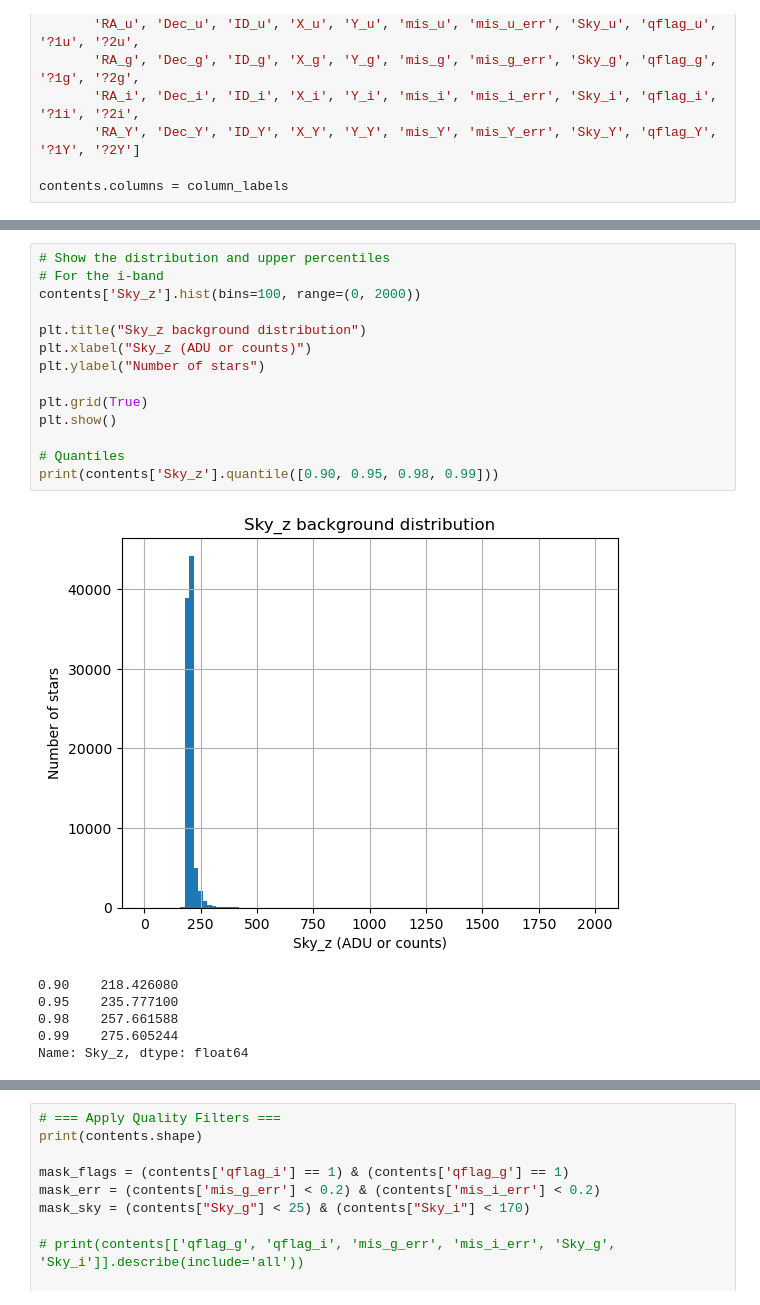
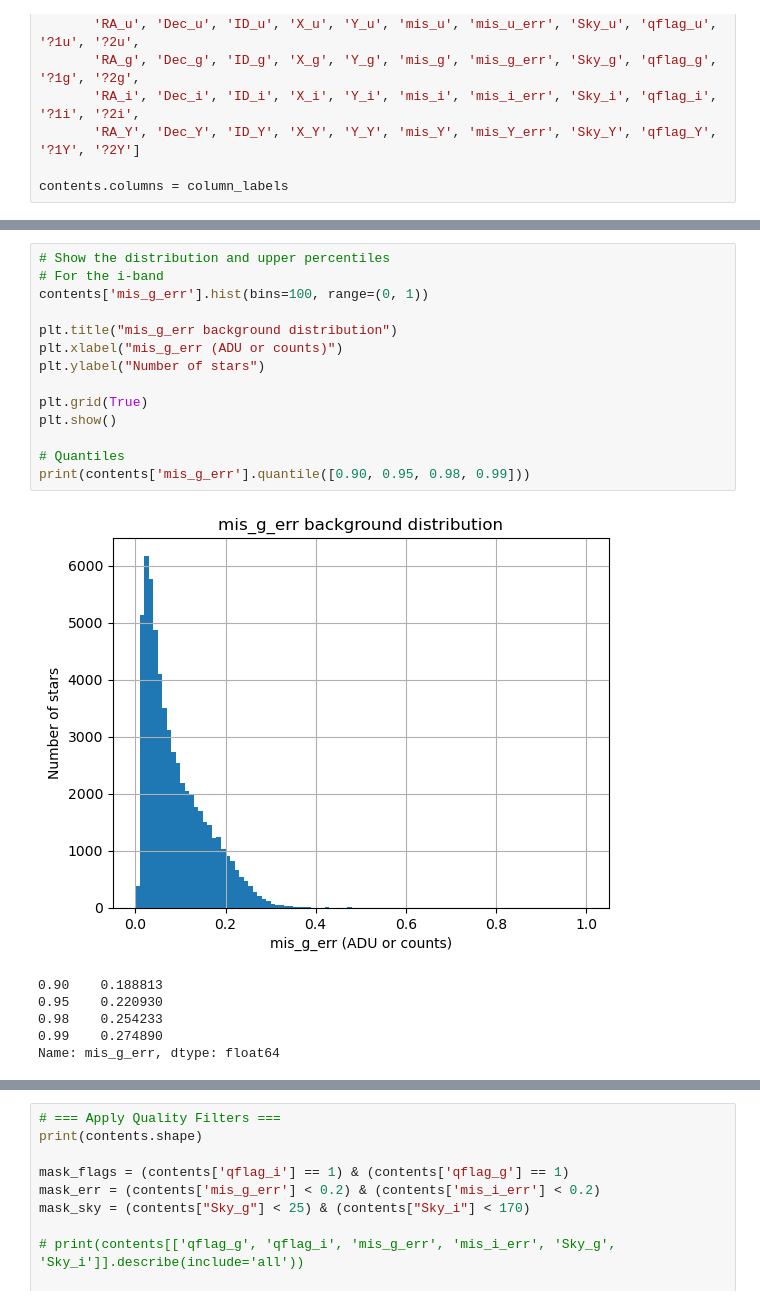
Before and after one commit to NireAstro/SURP2025, a Jupyter notebook: fit_models/cleaned_rcfit_gi.ipynb, the cells around one changed output, grey strips where cells are left out. Cells and saved outputs as stored; diff of their text form.

```diff
--- a/fit_models/cleaned_rcfit_gi.ipynb
+++ b/fit_models/cleaned_rcfit_gi.ipynb
@@ -103,21 +104,21 @@ Name: Sky_g, dtype: float64
 # %%
 # Show the distribution and upper percentiles
 # For the i-band
-contents['Sky_z'].hist(bins=100, range=(0, 2000))
+contents['mis_g_err'].hist(bins=100, range=(0, 1))
 
-plt.title("Sky_z background distribution")
-plt.xlabel("Sky_z (ADU or counts)")
+plt.title("mis_g_err background distribution")
+plt.xlabel("mis_g_err (ADU or counts)")
 plt.ylabel("Number of stars")
 
 plt.grid(True)
 plt.show()
 
 # Quantiles
-print(contents['Sky_z'].quantile([0.90, 0.95, 0.98, 0.99]))
+print(contents['mis_g_err'].quantile([0.90, 0.95, 0.98, 0.99]))
 # %% [output]
-[figure, old version]
+[figure, new version]
-0.90    218.426080
-0.95    235.777100
-0.98    257.661588
-0.99    275.605244
-Name: Sky_z, dtype: float64
+0.90    0.188813
+0.95    0.220930
+0.98    0.254233
+0.99    0.274890
+Name: mis_g_err, dtype: float64
```
Also changed, not shown: parts of 22 cells of this notebook, 2 other files.
